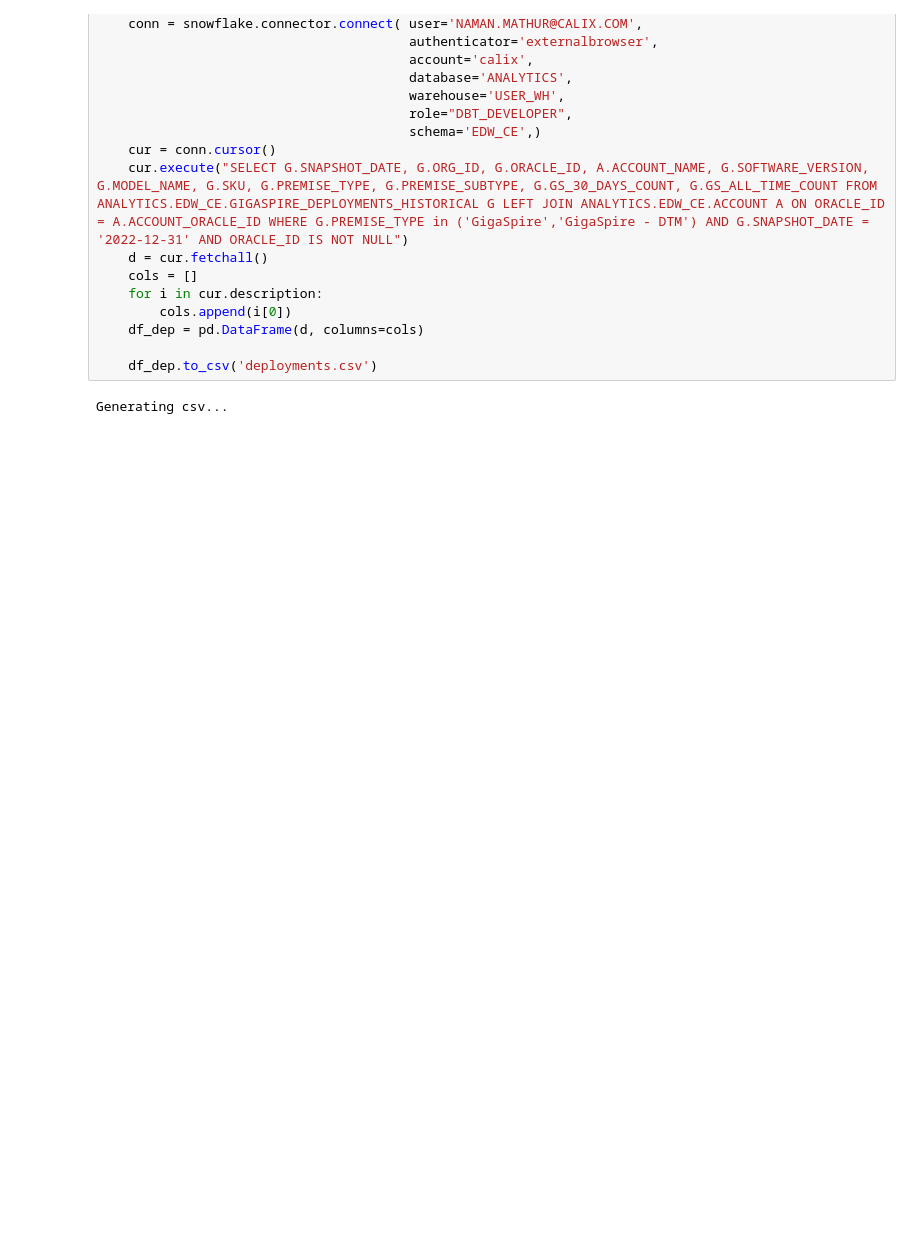
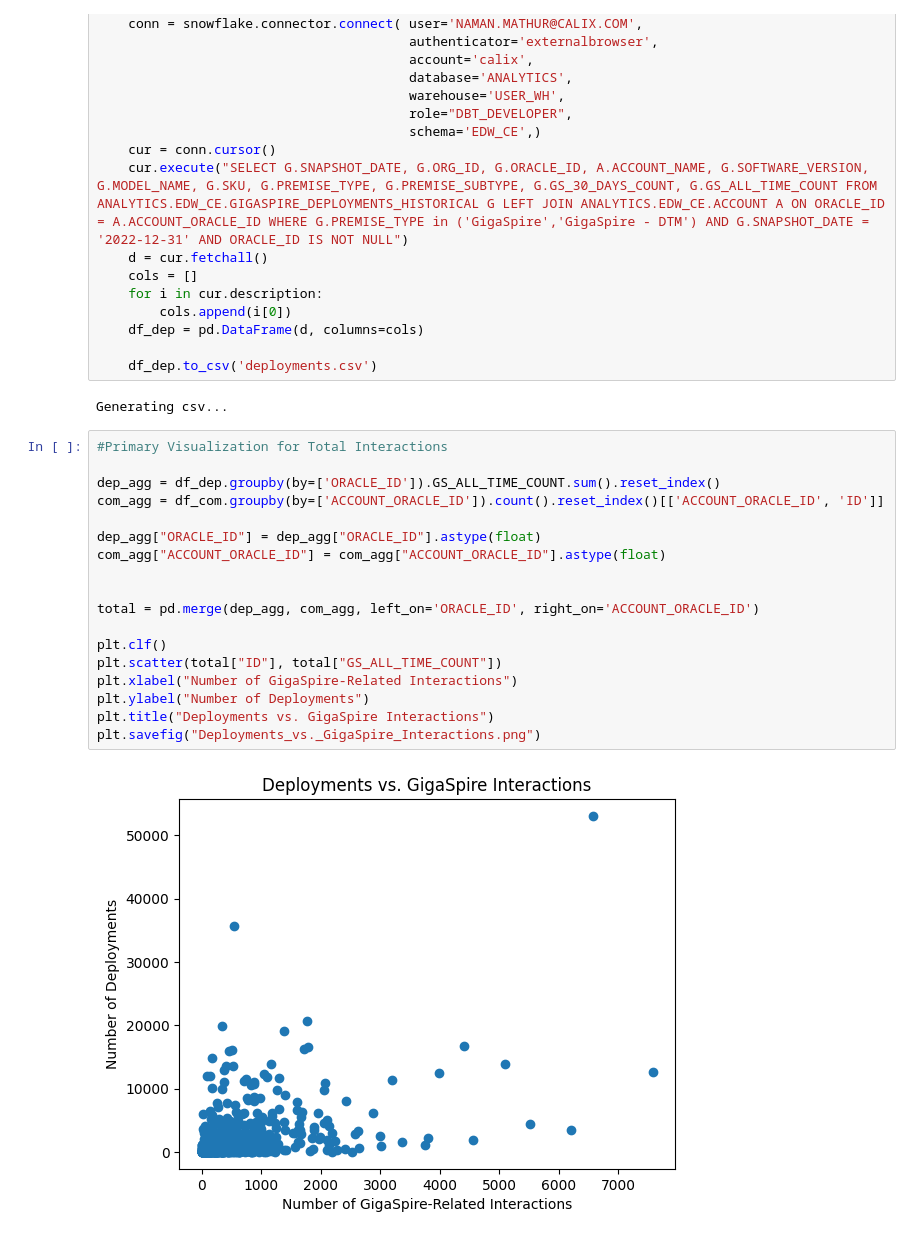
Before and after one commit to calix-analytics-org/ml-intern-project, a Jupyter notebook: regression.ipynb, the cells around one changed output. Drawn from its saved outputs; the diff is of its cells as text; blank space fills up the shorter version.

```diff
--- a/regression.ipynb
+++ b/regression.ipynb
@@ -65,4 +65,24 @@ else:
     df_dep.to_csv('deployments.csv')
 # %% [output]
 Generating csv...
+# %%
+#Primary Visualization for Total Interactions
+
+dep_agg = df_dep.groupby(by=['ORACLE_ID']).GS_ALL_TIME_COUNT.sum().reset_index()
+com_agg = df_com.groupby(by=['ACCOUNT_ORACLE_ID']).count().reset_index()[['ACCOUNT_ORACLE_ID', 'ID']]
+
+dep_agg["ORACLE_ID"] = dep_agg["ORACLE_ID"].astype(float)
+com_agg["ACCOUNT_ORACLE_ID"] = com_agg["ACCOUNT_ORACLE_ID"].astype(float)
+
+
+total = pd.merge(dep_agg, com_agg, left_on='ORACLE_ID', right_on='ACCOUNT_ORACLE_ID')
+
+plt.clf()
+plt.scatter(total["ID"], total["GS_ALL_TIME_COUNT"])
+plt.xlabel("Number of GigaSpire-Related Interactions")
+plt.ylabel("Number of Deployments")
+plt.title("Deployments vs. GigaSpire Interactions")
+plt.savefig("Deployments_vs._GigaSpire_Interactions.png")
+# %% [output]
+[figure, added]
 # %%
```
Also changed, not shown: parts of 3 cells of this notebook.
